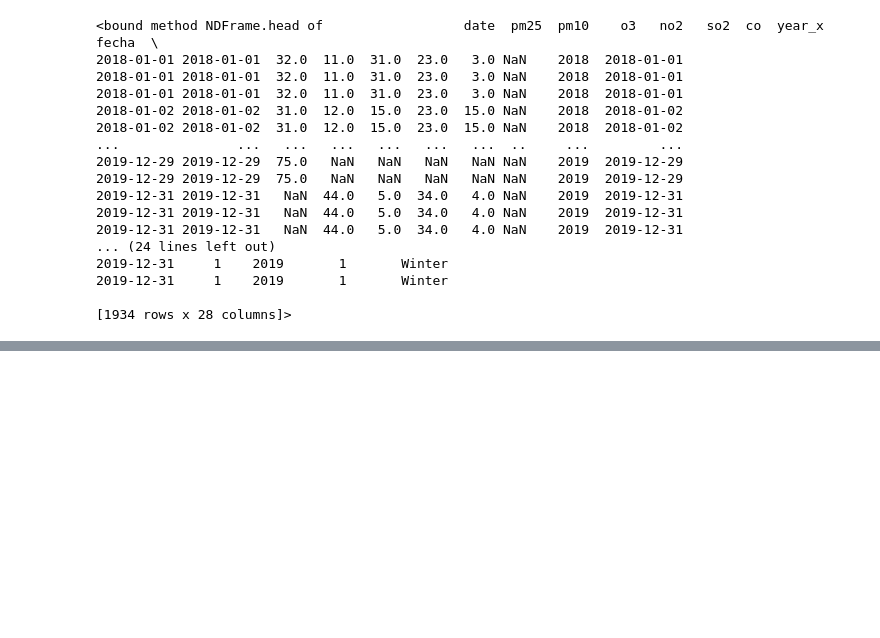
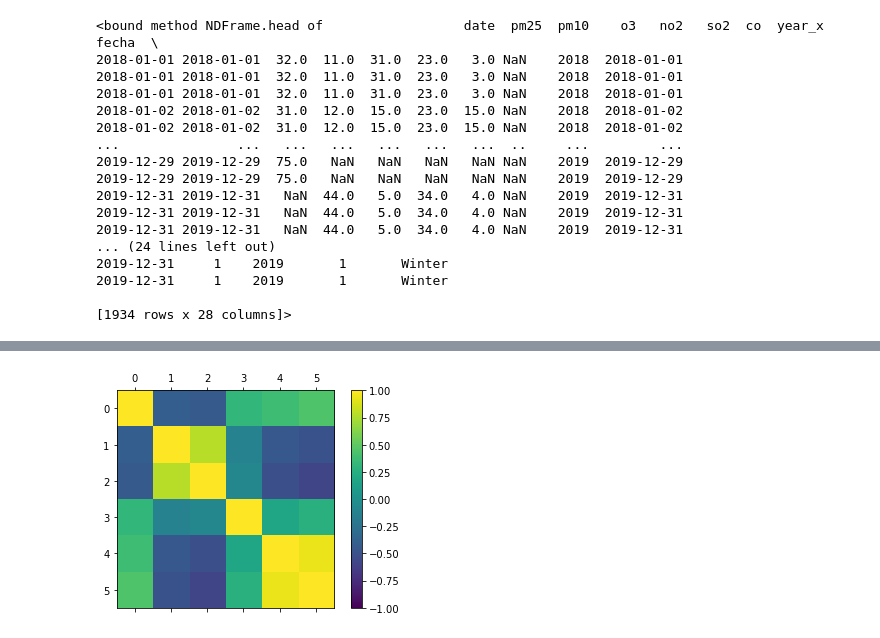
Before and after one commit to jrpecharroman/ProyectoBigData, a Jupyter notebook: datosContaminacionMadrid/JupiterNoteBook/datosMadrid.ipynb, the cells around one changed output, grey strips where cells are left out. Saved outputs shown, nothing was run; the diff lists cells and outputs as text; code cells hidden in the pictures; blank space fills up the shorter version.

Commit message:
añadida matriz de correlacion

```diff
--- a/datosContaminacionMadrid/JupiterNoteBook/datosMadrid.ipynb
+++ b/datosContaminacionMadrid/JupiterNoteBook/datosMadrid.ipynb
@@ -395,3 +395,5 @@ try:
     dfMergeado.to_csv('/home/carlos/Proyectos/Python/ProyectoFinal/ProyectoBigData/datosContaminacionMadrid/JupiterNoteBook/merge.csv', columns =['date','pm10','fecha','indicativo','velmedia','racha','sol','presmax','presmin','season_name'], sep=";", encoding = 'utf-8', index='date')
 except KeyError as error:
     print("Error al crear el fichero csv", error)
+# %%
+dfMergeMadrid = pd.read_csv('~/Proyectos/Python/ProyectoFinal/ProyectoBigData/datosContaminacionMadrid/JupiterNoteBook/merge.csv' , delimiter=';')
@@ -397,0 +458,13 @@ except KeyError as error:
+# %%
+
+### matriz de correlación
+fig = pyplot.figure()
+ax = fig.add_subplot(111)
+cax = ax.matshow(dfMergeMadrid.corr(), vmin=-1, vmax=1, interpolation='none')
+fig.colorbar(cax)
+ticks = arange(0,6,1)
+ax.set_xticks(ticks)
+ax.set_yticks(ticks)
+pyplot.show()
+# %% [output]
+[figure, added]
```
Also changed, not shown: parts of 2 cells of this notebook.
